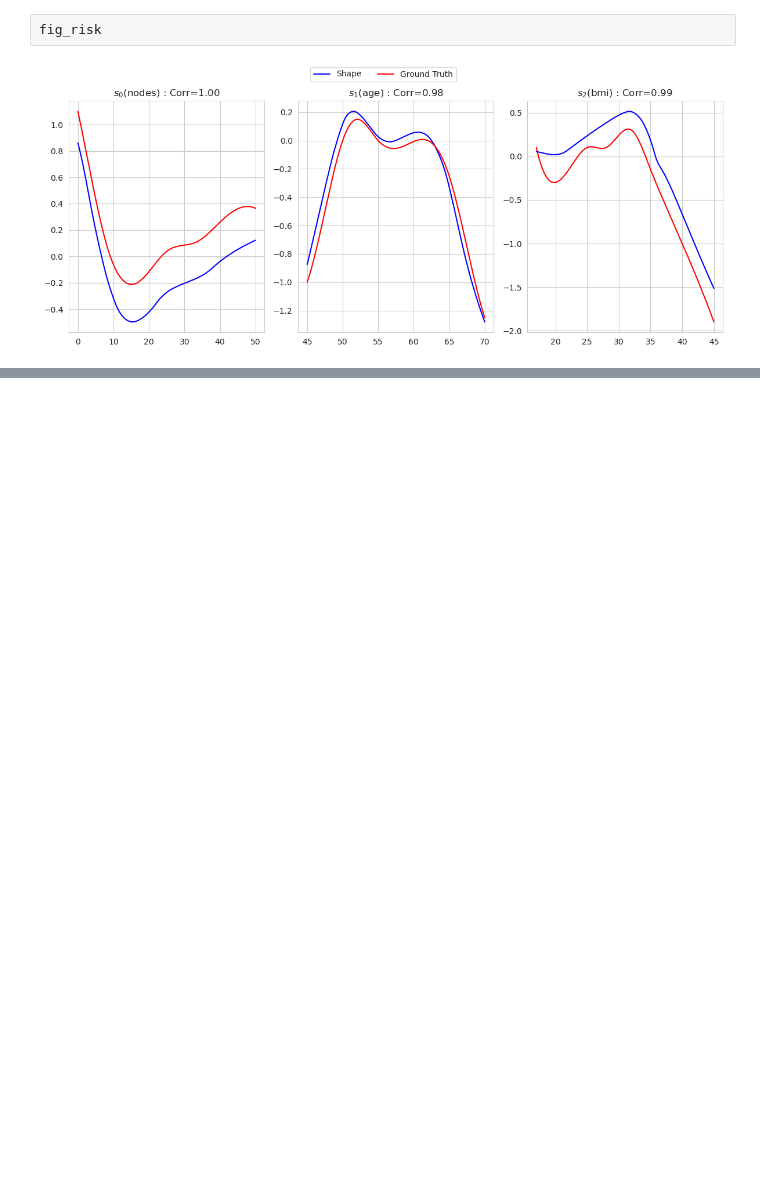
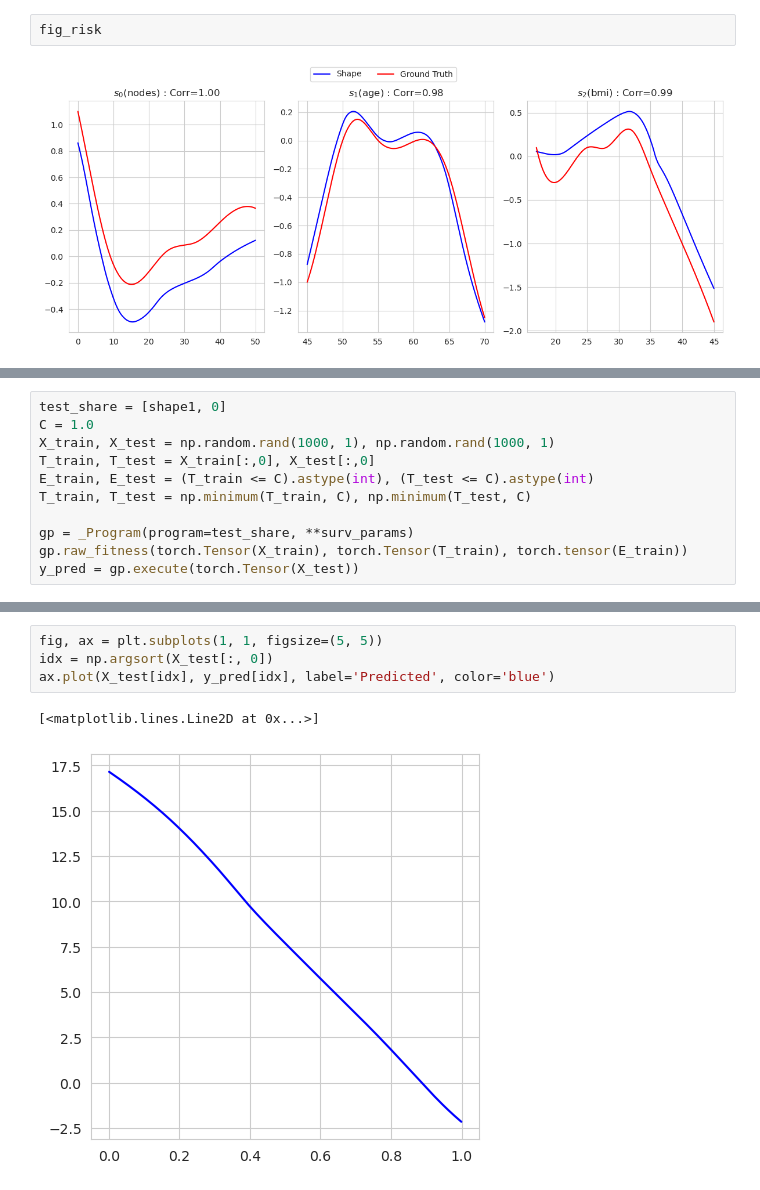
Before and after one commit to steliosbl/SurvSHAREs, a Jupyter notebook: test_fixed_equations.ipynb, the cells around one changed output, grey strips where cells are left out. Drawn from its saved outputs; the diff is of its cells as text; blank space fills up the shorter version.

```diff
--- a/test_fixed_equations.ipynb
+++ b/test_fixed_equations.ipynb
@@ -387,0 +348,11 @@ gp.plot_shape_functions(col_min_max, {})
+# %%
+test_share = [shape1, 0]
+C = 1.0
+X_train, X_test = np.random.rand(1000, 1), np.random.rand(1000, 1)
+T_train, T_test = X_train[:,0], X_test[:,0]
+E_train, E_test = (T_train <= C).astype(int), (T_test <= C).astype(int)
+T_train, T_test = np.minimum(T_train, C), np.minimum(T_test, C)
+
+gp = _Program(program=test_share, **surv_params)
+gp.raw_fitness(torch.Tensor(X_train), torch.Tensor(T_train), torch.tensor(E_train))
+y_pred = gp.execute(torch.Tensor(X_test))
@@ -387,0 +370,7 @@ gp.plot_shape_functions(col_min_max, {})
+# %%
+fig, ax = plt.subplots(1, 1, figsize=(5, 5))
+idx = np.argsort(X_test[:, 0])
+ax.plot(X_test[idx], y_pred[idx], label='Predicted', color='blue')
+# %% [output]
+[<matplotlib.lines.Line2D at 0x...>]
+[figure, added]
```
Also changed, not shown: parts of 17 cells of this notebook, 4 other files.
